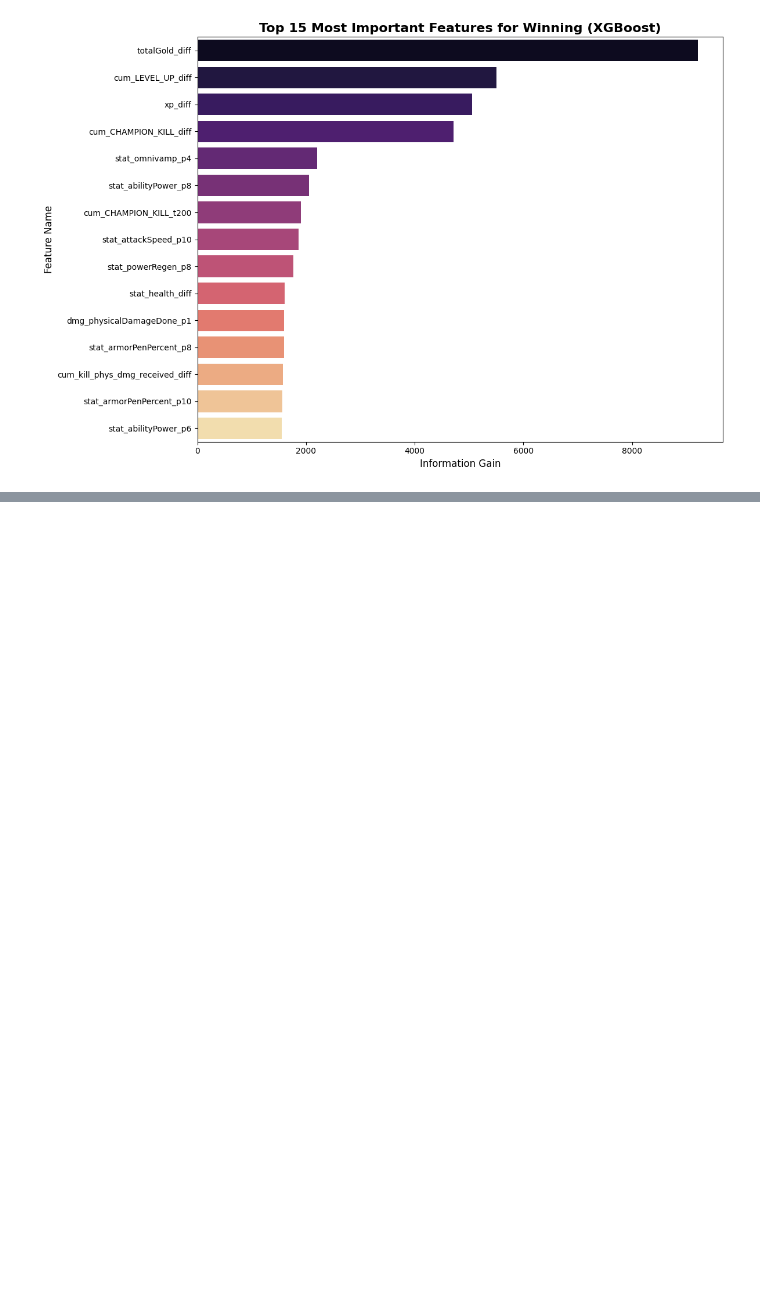
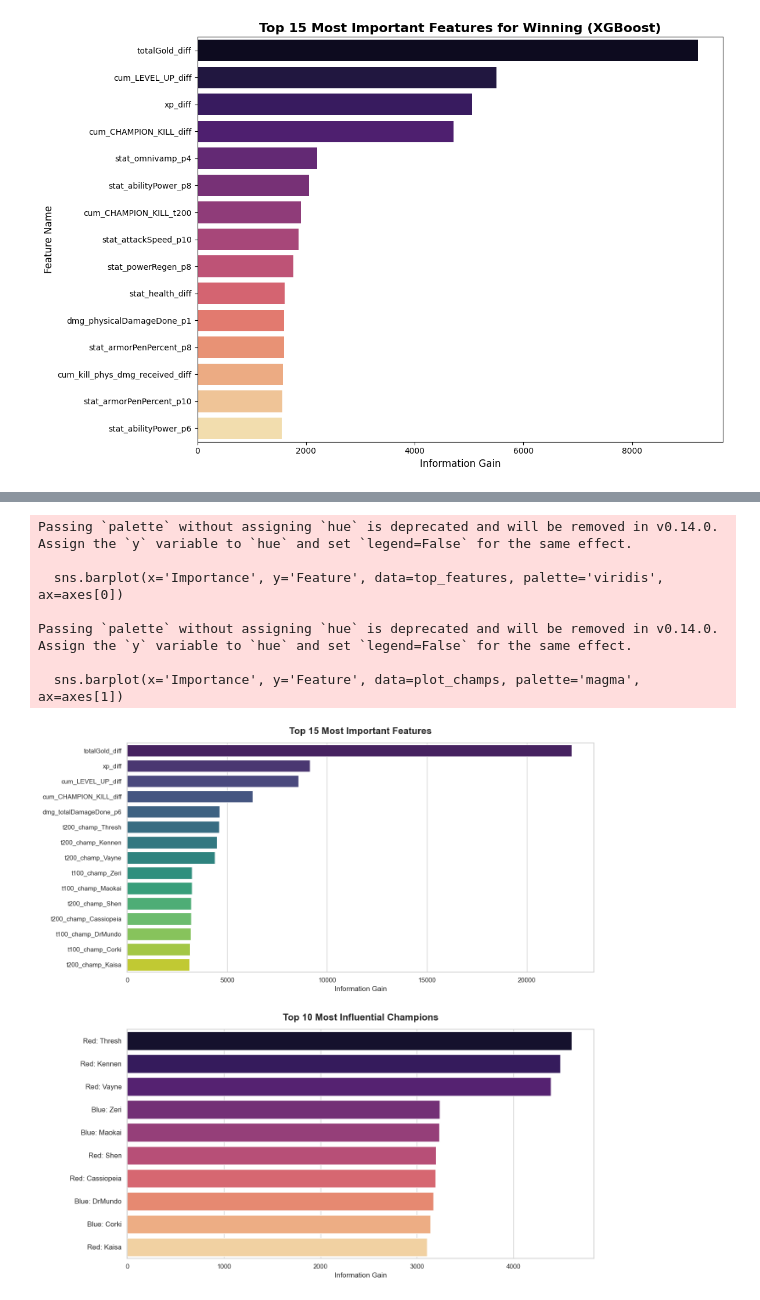
Before and after one commit to BalazsBognar/League-of-Legends-Esport-Analytics-2026, a Jupyter notebook: Win probability.ipynb, the cells around one changed output, grey strips where cells are left out. Saved outputs shown, nothing was run; the diff lists cells and outputs as text; code cells hidden in the pictures; blank space fills up the shorter version.

```diff
--- a/Win probability.ipynb
+++ b/Win probability.ipynb
@@ -257,0 +530,37 @@ Több feature
+# %%
+fig, axes = plt.subplots(2, 1, figsize=(14, 14))
+
+# TOP 15 most important features
+sns.barplot(x='Importance', y='Feature', data=top_features, palette='viridis', ax=axes[0])
+axes[0].set_title('Top 15 Most Important Features', fontsize=16, fontweight='bold', pad=15)
+axes[0].set_xlabel('Information Gain', fontsize=12)
+axes[0].set_ylabel('')
+axes[0].tick_params(axis='y', labelsize=11)
+
+# TOP 10 most influential champions
+if not champ_importance.empty:
+    plot_champs = champ_importance.head(10).copy()
+    plot_champs['Feature'] = plot_champs['Feature'].str.replace('t100_champ_', 'Blue: ')
+    plot_champs['Feature'] = plot_champs['Feature'].str.replace('t200_champ_', 'Red: ')
+
+    sns.barplot(x='Importance', y='Feature', data=plot_champs, palette='magma', ax=axes[1])
+    axes[1].set_title('Top 10 Most Influential Champions', fontsize=16, fontweight='bold', pad=15)
+    axes[1].set_xlabel('Information Gain', fontsize=12)
+    axes[1].set_ylabel('')
+    axes[1].tick_params(axis='y', labelsize=12)
+else:
+    axes[1].text(0.5, 0.5, 'The model did not find any exceptionally important champions.',
+                 ha='center', va='center', fontsize=14, color='gray')
+    axes[1].set_axis_off()
+
+plt.tight_layout(pad=3.0)
+plt.show()
+# %% [output]
+Passing `palette` without assigning `hue` is deprecated and will be removed in v0.14.0. Assign the `y` variable to `hue` and set `legend=False` for the same effect.
+
+  sns.barplot(x='Importance', y='Feature', data=top_features, palette='viridis', ax=axes[0])
+
+Passing `palette` without assigning `hue` is deprecated and will be removed in v0.14.0. Assign the `y` variable to `hue` and set `legend=False` for the same effect.
+
+  sns.barplot(x='Importance', y='Feature', data=plot_champs, palette='magma', ax=axes[1])
+[figure, added]
```
Also changed, not shown: parts of 11 cells of this notebook, 3 other files.
